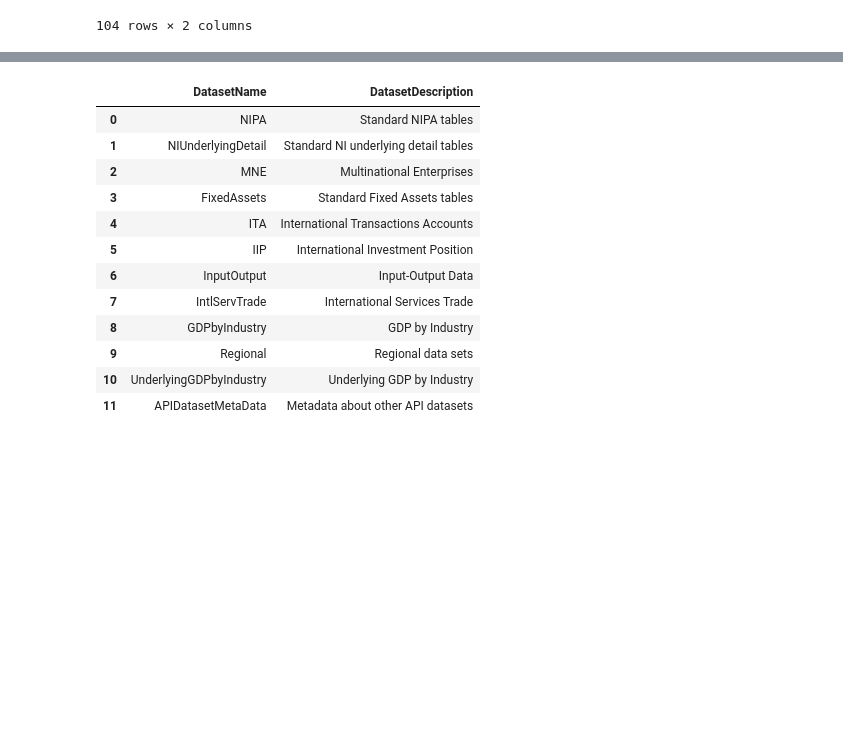
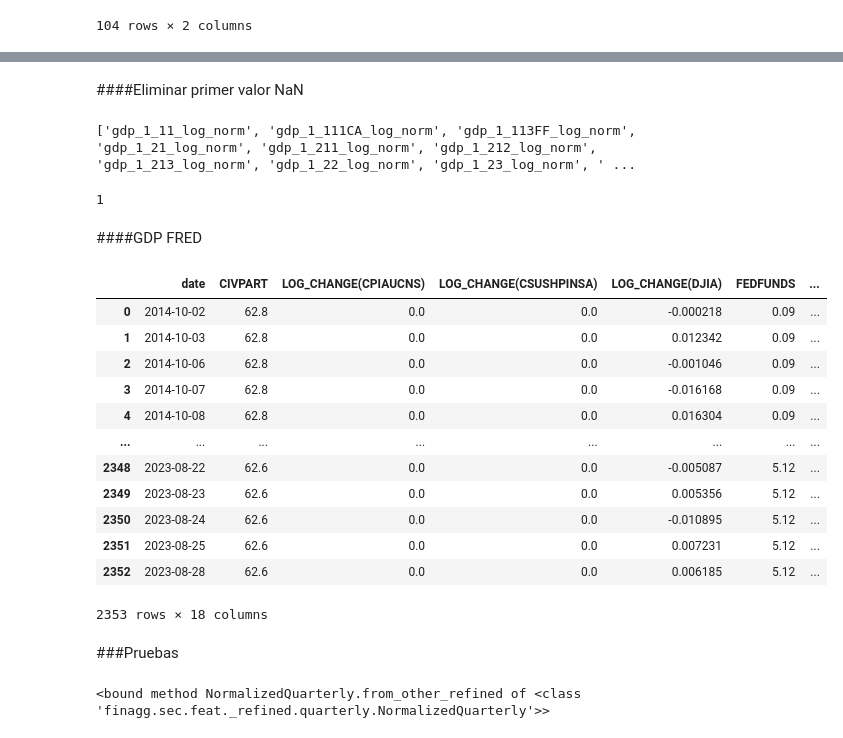
Before and after one commit to CatrielBartezaghi/FinancialDecisionML, a Jupyter notebook: Deliverable2/main2.ipynb, the cells around one changed output, grey strips where cells are left out. Drawn from its saved outputs; the diff is of its cells as text; code cells hidden in the pictures; blank space fills up the shorter version.

```diff
--- a/Deliverable2/main2.ipynb
+++ b/Deliverable2/main2.ipynb
@@ -648,19 +1021,63 @@ finagg.bea.api.gdp_by_industry.get_parameter_values("Industry") #Params: "Freque
+# %% [markdown]
+####Eliminar primer valor NaN
+# %%
+# Obtener todos los nombres de las tablas en la base de datos
+with engine.connect() as conn:
+    result = conn.execute(text("SELECT name FROM sqlite_master WHERE type='table';"))
+    all_tables = [row[0] for row in result]
+
+# Filtrar solo las tablas que coinciden con el patrón "gdp_..._log_norm"
+relevant_tables = [table_name for table_name in all_tables if table_name.startswith("gdp_") and table_name.endswith("_log_norm")]
+print(relevant_tables)
+
+# Limpiar cada tabla
+for table_name in relevant_tables:
+    with engine.connect() as conn:
+        query = f"DELETE FROM {table_name} WHERE log_change IS NULL OR norm_log_change IS NULL"
+        conn.execute(text(query))
+        conn.commit()
+# %% [output]
+['gdp_1_11_log_norm', 'gdp_1_111CA_log_norm', 'gdp_1_113FF_log_norm', 'gdp_1_21_log_norm', 'gdp_1_211_log_norm', 'gdp_1_212_log_norm', 'gdp_1_213_log_norm', 'gdp_1_22_log_norm', 'gdp_1_23_log_norm', ' ...
+# %%
+table_name = "gdp_14_GFGN_log_norm"  # Usar el nombre de una tabla como ejemplo
+with engine.connect() as conn:
+    result = conn.execute(text(f"SELECT COUNT(*) FROM {table_name} WHERE log_change IS NULL OR norm_log_change IS NULL"))
+    count = result.scalar()
+print(count)
+# %% [output]
+1
+# %% [markdown]
+####GDP FRED
+# %%
+db_path = '/content/drive/MyDrive/Facultad/PFC/Implementacion/BD/finagg_data.sqlite'
+engine = create_engine(f'sqlite:///{db_path}')
+
+table = '"fred.refined.economic"'
+with engine.begin() as conn:
+    query = text(f"""SELECT * FROM {table}""")
+    df = pd.read_sql_query(query, conn)
+
+# len(df["LOG_CHANGE(GDP)"].unique())
+df
+# %% [output]
+|  | date | CIVPART | LOG_CHANGE(CPIAUCNS) | LOG_CHANGE(CSUSHPINSA) | LOG_CHANGE(DJIA) | FEDFUNDS | ... |
+| 0 | 2014-10-02 | 62.8 | 0.0 | 0.0 | -0.000218 | 0.09 | ... |
+| 1 | 2014-10-03 | 62.8 | 0.0 | 0.0 | 0.012342 | 0.09 | ... |
+| 2 | 2014-10-06 | 62.8 | 0.0 | 0.0 | -0.001046 | 0.09 | ... |
+| 3 | 2014-10-07 | 62.8 | 0.0 | 0.0 | -0.016168 | 0.09 | ... |
+| 4 | 2014-10-08 | 62.8 | 0.0 | 0.0 | 0.016304 | 0.09 | ... |
+| ... | ... | ... | ... | ... | ... | ... | ... |
+| 2348 | 2023-08-22 | 62.6 | 0.0 | 0.0 | -0.005087 | 5.12 | ... |
+| 2349 | 2023-08-23 | 62.6 | 0.0 | 0.0 | 0.005356 | 5.12 | ... |
+| 2350 | 2023-08-24 | 62.6 | 0.0 | 0.0 | -0.010895 | 5.12 | ... |
+| 2351 | 2023-08-25 | 62.6 | 0.0 | 0.0 | 0.007231 | 5.12 | ... |
+| 2352 | 2023-08-28 | 62.6 | 0.0 | 0.0 | 0.006185 | 5.12 | ... |
+2353 rows × 18 columns
+# %% [markdown]
+###Pruebas
+# %%
+finagg.sec.feat.quarterly.normalized.from_other_refined
+# %% [output]
+<bound method NormalizedQuarterly.from_other_refined of <class 'finagg.sec.feat._refined.quarterly.NormalizedQuarterly'>>
 # %%
 ###Borrar columnas: Index
-# %%
-import finagg
-finagg.bea.api.get_dataset_list()
-# %% [output]
-|  | DatasetName | DatasetDescription |
-| 0 | NIPA | Standard NIPA tables |
-| 1 | NIUnderlyingDetail | Standard NI underlying detail tables |
-| 2 | MNE | Multinational Enterprises |
-| 3 | FixedAssets | Standard Fixed Assets tables |
-| 4 | ITA | International Transactions Accounts |
-| 5 | IIP | International Investment Position |
-| 6 | InputOutput | Input-Output Data |
-| 7 | IntlServTrade | International Services Trade |
-| 8 | GDPbyIndustry | GDP by Industry |
-| 9 | Regional | Regional data sets |
-| 10 | UnderlyingGDPbyIndustry | Underlying GDP by Industry |
-| 11 | APIDatasetMetaData | Metadata about other API datasets |
```
Also changed, not shown: parts of 32 cells of this notebook.
